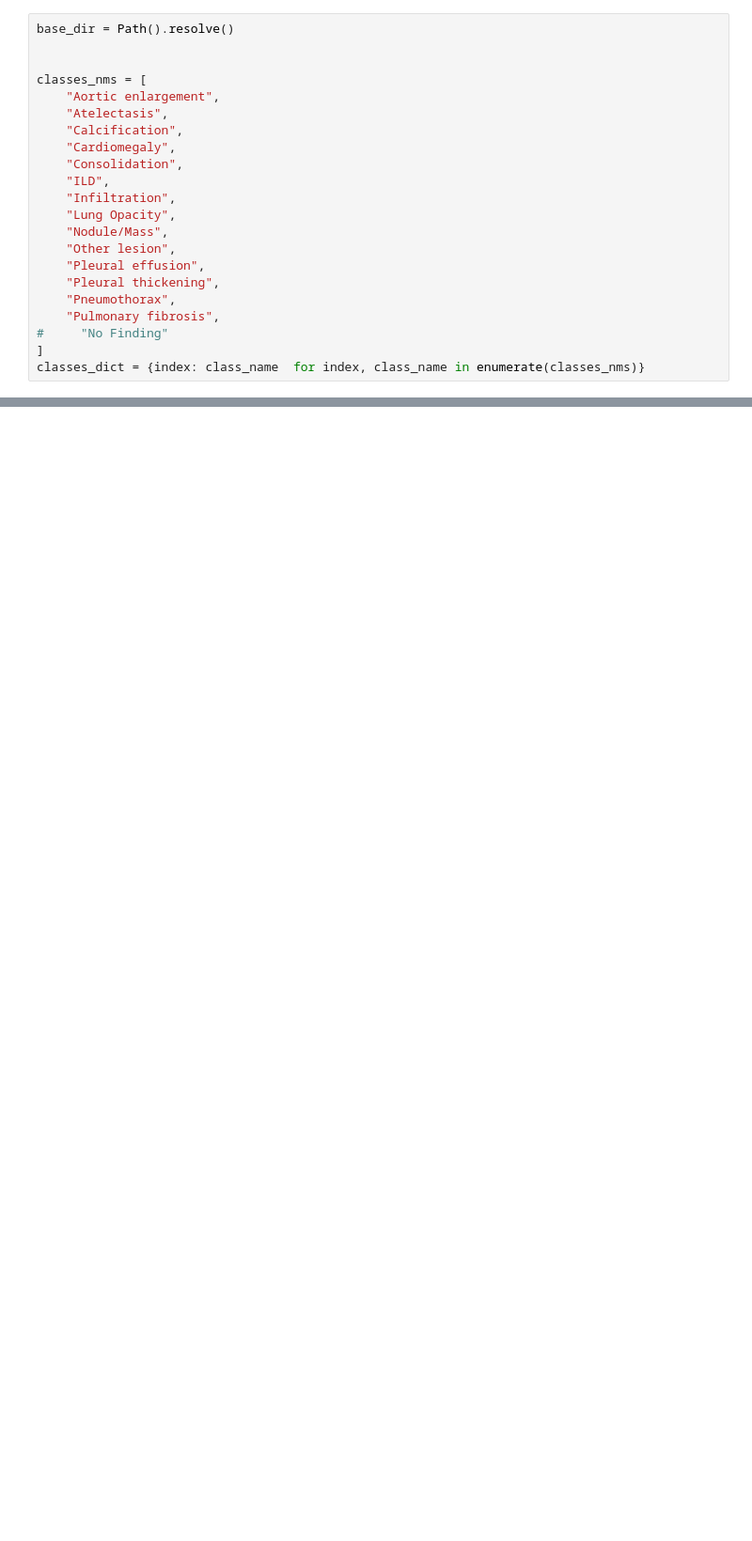
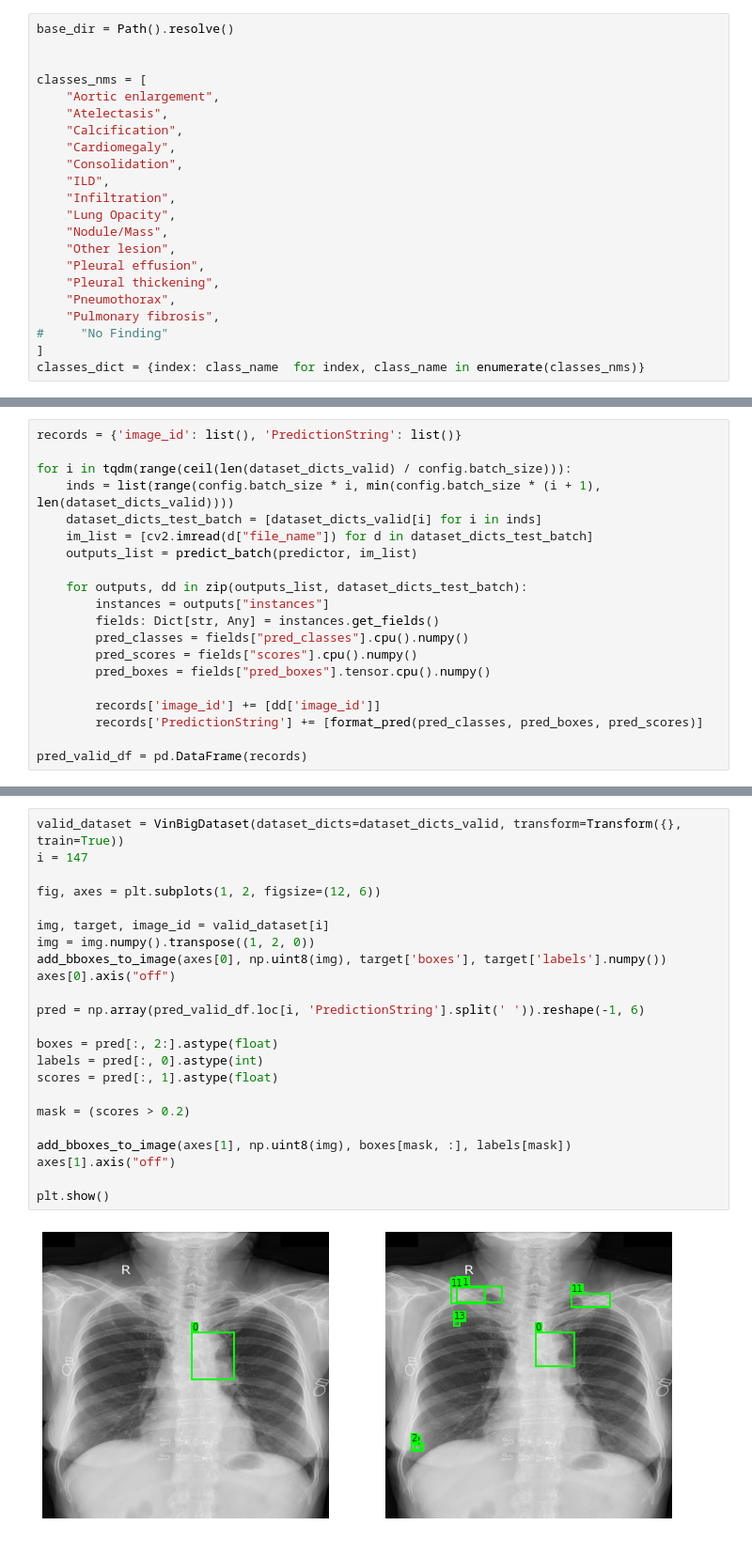
Before and after one commit to yamaguchi-milkcocholate/JaneStreet, a Jupyter notebook: src/VinBigData-ObjectDetection/detectron2_evaluation.ipynb, the cells around one changed output, grey strips where cells are left out. Shown at 94% size. Cells and saved outputs as stored; diff of their text form; blank space fills up the shorter version.

```diff
--- a/src/VinBigData-ObjectDetection/detectron2_evaluation.ipynb
+++ b/src/VinBigData-ObjectDetection/detectron2_evaluation.ipynb
@@ -79,0 +427,20 @@ for nm in ['retinanet_R_101_FPN_3x_mkf_5']:
+# %%
+records = {'image_id': list(), 'PredictionString': list()}
+
+for i in tqdm(range(ceil(len(dataset_dicts_valid) / config.batch_size))):
+    inds = list(range(config.batch_size * i, min(config.batch_size * (i + 1), len(dataset_dicts_valid))))
+    dataset_dicts_test_batch = [dataset_dicts_valid[i] for i in inds]
+    im_list = [cv2.imread(d["file_name"]) for d in dataset_dicts_test_batch]
+    outputs_list = predict_batch(predictor, im_list)
+
+    for outputs, dd in zip(outputs_list, dataset_dicts_test_batch):
+        instances = outputs["instances"]
+        fields: Dict[str, Any] = instances.get_fields()
+        pred_classes = fields["pred_classes"].cpu().numpy()
+        pred_scores = fields["scores"].cpu().numpy()
+        pred_boxes = fields["pred_boxes"].tensor.cpu().numpy()
+
+        records['image_id'] += [dd['image_id']]
+        records['PredictionString'] += [format_pred(pred_classes, pred_boxes, pred_scores)]
+
+pred_valid_df = pd.DataFrame(records)
@@ -79,0 +471,25 @@ for nm in ['retinanet_R_101_FPN_3x_mkf_5']:
+# %%
+valid_dataset = VinBigDataset(dataset_dicts=dataset_dicts_valid, transform=Transform({}, train=True))
+i = 147
+
+fig, axes = plt.subplots(1, 2, figsize=(12, 6))
+
+img, target, image_id = valid_dataset[i]
+img = img.numpy().transpose((1, 2, 0))
+add_bboxes_to_image(axes[0], np.uint8(img), target['boxes'], target['labels'].numpy())
+axes[0].axis("off")
+
+pred = np.array(pred_valid_df.loc[i, 'PredictionString'].split(' ')).reshape(-1, 6)
+
+boxes = pred[:, 2:].astype(float)
+labels = pred[:, 0].astype(int)
+scores = pred[:, 1].astype(float)
+
+mask = (scores > 0.2)
+
+add_bboxes_to_image(axes[1], np.uint8(img), boxes[mask, :], labels[mask])
+axes[1].axis("off")
+
+plt.show()
+# %% [output]
+[figure, added]
```
Also changed, not shown: parts of 25 cells of this notebook, 4 other files.
